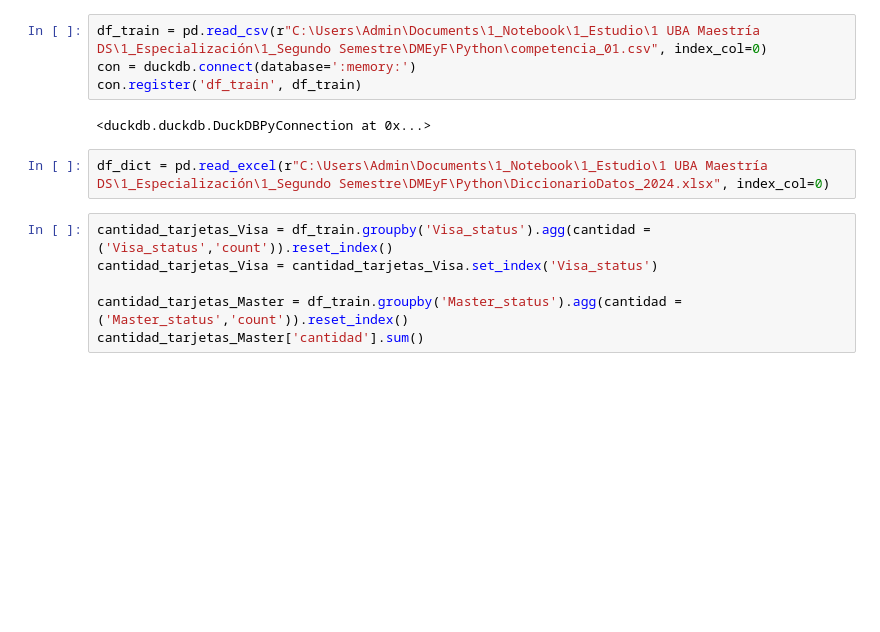
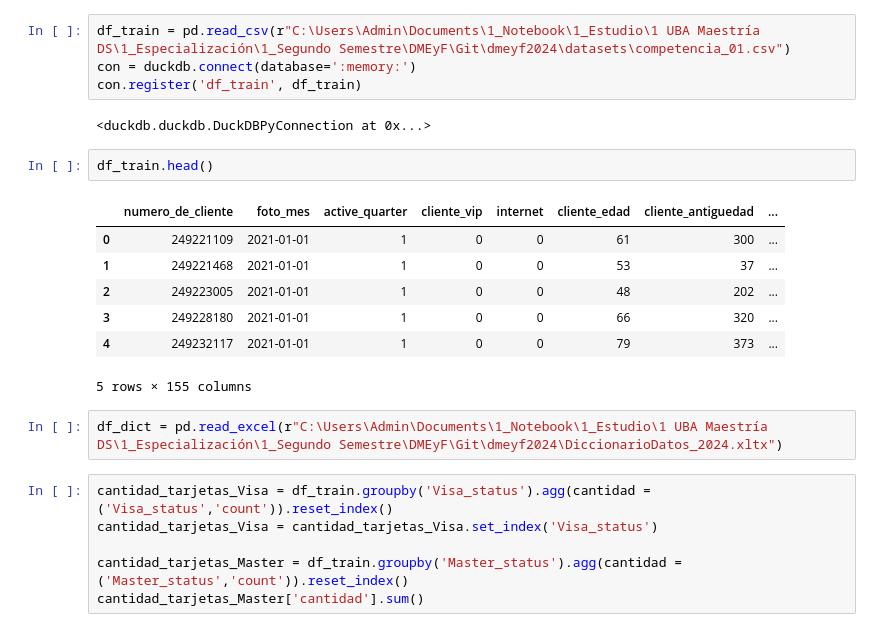
Before and after one commit to N-Alba-DS/dmeyf2024, a Jupyter notebook: Modelos/Modelo_1.ipynb, the cells around one changed output. Cells and saved outputs as stored; diff of their text form; blank space fills up the shorter version.

```diff
--- a/Modelos/Modelo_1.ipynb
+++ b/Modelos/Modelo_1.ipynb
@@ -110,13 +110,23 @@ semillas =[ 400009,  500009,  600011,  700021,  800021]
 # # # Realizar el merge
 # # df_parallel = df_parallel.merge(df_ternaria, on=['numero_de_cliente', 'foto_mes'], how='left')
 # %%
-df_train = pd.read_csv(r"C:\Users\Admin\Documents\1_Notebook\1_Estudio\1 UBA Maestría DS\1_Especialización\1_Segundo Semestre\DMEyF\Python\competencia_01.csv", index_col=0)
+df_train = pd.read_csv(r"C:\Users\Admin\Documents\1_Notebook\1_Estudio\1 UBA Maestría DS\1_Especialización\1_Segundo Semestre\DMEyF\Git\dmeyf2024\datasets\competencia_01.csv")
 con = duckdb.connect(database=':memory:')
 con.register('df_train', df_train)
 # %% [output]
 <duckdb.duckdb.DuckDBPyConnection at 0x...>
+# %%
+df_train.head()
+# %% [output]
+|  | numero_de_cliente | foto_mes | active_quarter | cliente_vip | internet | cliente_edad | cliente_antiguedad | ... |
+| 0 | 249221109 | 2021-01-01 | 1 | 0 | 0 | 61 | 300 | ... |
+| 1 | 249221468 | 2021-01-01 | 1 | 0 | 0 | 53 | 37 | ... |
+| 2 | 249223005 | 2021-01-01 | 1 | 0 | 0 | 48 | 202 | ... |
+| 3 | 249228180 | 2021-01-01 | 1 | 0 | 0 | 66 | 320 | ... |
+| 4 | 249232117 | 2021-01-01 | 1 | 0 | 0 | 79 | 373 | ... |
+5 rows × 155 columns
 # %%
-df_dict = pd.read_excel(r"C:\Users\Admin\Documents\1_Notebook\1_Estudio\1 UBA Maestría DS\1_Especialización\1_Segundo Semestre\DMEyF\Python\DiccionarioDatos_2024.xlsx", index_col=0)
+df_dict = pd.read_excel(r"C:\Users\Admin\Documents\1_Notebook\1_Estudio\1 UBA Maestría DS\1_Especialización\1_Segundo Semestre\DMEyF\Git\dmeyf2024\DiccionarioDatos_2024.xltx")
 # %%
 cantidad_tarjetas_Visa = df_train.groupby('Visa_status').agg(cantidad = ('Visa_status','count')).reset_index()
 cantidad_tarjetas_Visa = cantidad_tarjetas_Visa.set_index('Visa_status')
```
Also changed, not shown: parts of 16 cells of this notebook, 2 other files.
